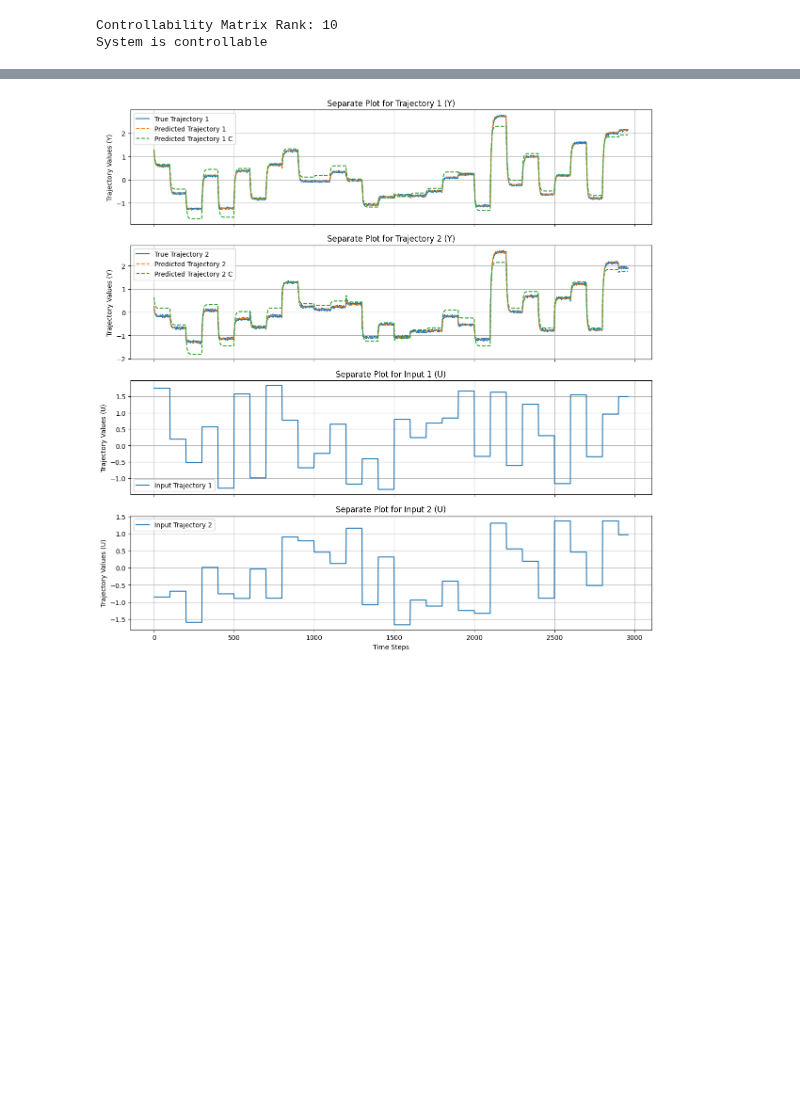
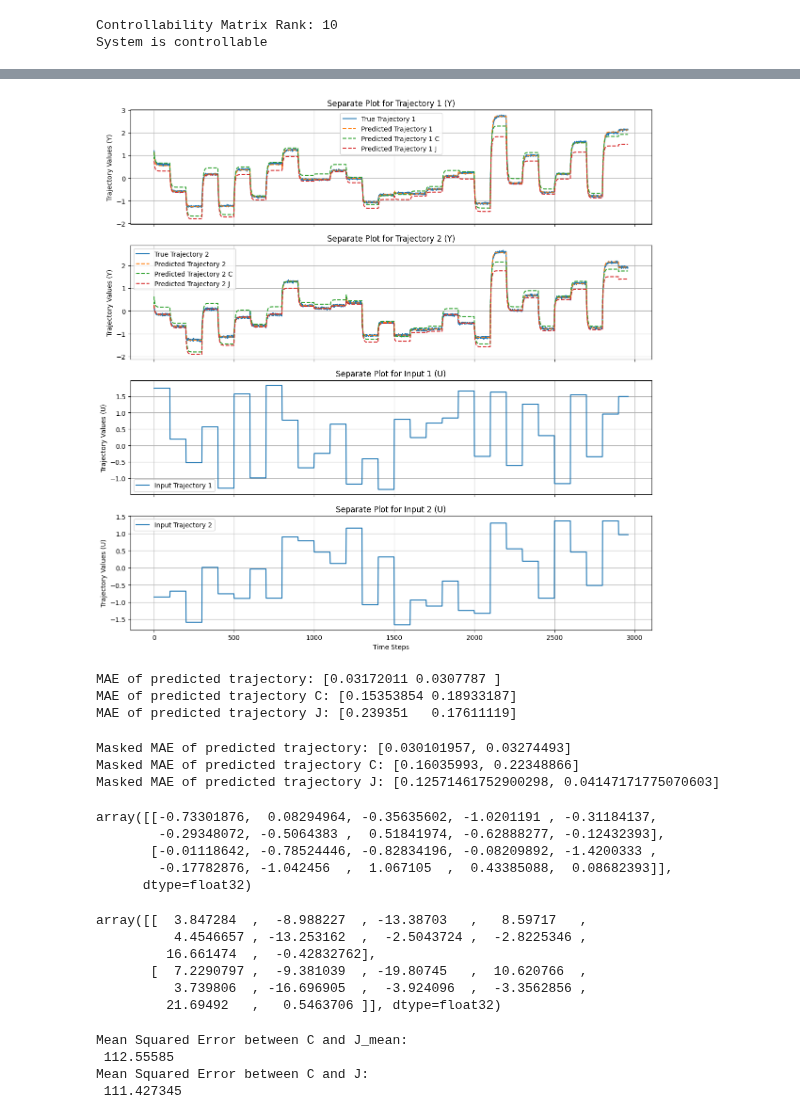
Before and after one commit to PatrikValabek/offset-free-koopman-mpc, a Jupyter notebook: identification/example_training.ipynb, the cells around one changed output, grey strips where cells are left out. Cells and saved outputs as stored; diff of their text form; code cells hidden in the pictures; blank space fills up the shorter version.

```diff
--- a/identification/example_training.ipynb
+++ b/identification/example_training.ipynb
@@ -391,0 +405,4 @@ pred_traj_C = np.dot(C, pred_x)
+# %%
+def get_y_from_x(problem, x: np.ndarray) -> np.ndarray:
+    y = problem.nodes[4]({"x": torch.from_numpy(x.T).float()})
+    return y["yhat"].detach().numpy().reshape(1, -1)
@@ -392,30 +445,101 @@ pred_traj_C = np.dot(C, pred_x)
+# %%
+x_lin = np.zeros((nz,1))
+J = helper.evaluate_jacobian(
+    problem.nodes[4],
+    torch.from_numpy(x_lin[:,0]).float(),
+)
+
+bias = get_y_from_x(problem, x_lin)
+pred_traj_J = np.dot(J, pred_x - x_lin) + bias.T
 # %%
 fig, axs = plt.subplots(ny + nu, 1, figsize=(12, 3 * (ny + nu)), sharex=True)
 
 # Separate plots for each vector in Y
 for i in range(ny):
     axs[i].plot(true_traj[i], label=f'True Trajectory {i + 1}', linestyle='-')
     axs[i].plot(pred_traj[i], label=f'Predicted Trajectory {i + 1}', linestyle='--')
     axs[i].plot(pred_traj_C[i], label=f'Predicted Trajectory {i + 1} C', linestyle='--')
+    axs[i].plot(pred_traj_J[i], label=f'Predicted Trajectory {i + 1} J', linestyle='--')
     axs[i].set_title(f'Separate Plot for Trajectory {i + 1} (Y)')
     axs[i].legend()
     axs[i].grid()
 
 # Separate plots for each vector in U
 for i in range(nu):
     axs[ny + i].plot(input_traj[i], label=f'Input Trajectory {i + 1}', linestyle='-')
     axs[ny + i].set_title(f'Separate Plot for Input {i + 1} (U)')
     axs[ny + i].legend()
     axs[ny + i].grid()
 
 # Add labels
 axs[-1].set_xlabel('Time Steps')
 for i in range(ny):
     axs[i].set_ylabel('Trajectory Values (Y)')
 for i in range(nu):
     axs[ny + i].set_ylabel('Trajectory Values (U)')
 
 plt.tight_layout()
 plt.show()
 # %% [output]
-[figure, old version]
+[figure, new version]
+# %%
+# calculate MAE of predicted trajectories
+mae_pred = np.mean(np.abs(true_traj - pred_traj), axis=1)
+mae_pred_C = np.mean(np.abs(true_traj - pred_traj_C), axis=1)
+mae_pred_J = np.mean(np.abs(true_traj - pred_traj_J), axis=1)
+print(f'MAE of predicted trajectory: {mae_pred}')
+print(f'MAE of predicted trajectory C: {mae_pred_C}')
+print(f'MAE of predicted trajectory J: {mae_pred_J}')
+# %% [output]
+MAE of predicted trajectory: [0.03172011 0.0307787 ]
+MAE of predicted trajectory C: [0.15353854 0.18933187]
+MAE of predicted trajectory J: [0.239351   0.17611119]
+# %%
+# Define lower and upper bounds for true_traj values
+lower_bound = -0.50
+upper_bound = 0.50
+
+# Create mask for values within the specified range
+mask = (true_traj >= lower_bound) & (true_traj <= upper_bound)
+
+# Compute MAE only for masked values
+mae_pred_masked = [np.mean(np.abs(true_traj[i][mask[i]] - pred_traj[i][mask[i]])) for i in range(true_traj.shape[0])]
+mae_pred_C_masked = [np.mean(np.abs(true_traj[i][mask[i]] - pred_traj_C[i][mask[i]])) for i in range(true_traj.shape[0])]
+mae_pred_J_masked = [np.mean(np.abs(true_traj[i][mask[i]] - pred_traj_J[i][mask[i]])) for i in range(true_traj.shape[0])]
+
+print(f'Masked MAE of predicted trajectory: {mae_pred_masked}')
+print(f'Masked MAE of predicted trajectory C: {mae_pred_C_masked}')
+print(f'Masked MAE of predicted trajectory J: {mae_pred_J_masked}')
+# %% [output]
+Masked MAE of predicted trajectory: [0.030101957, 0.03274493]
+Masked MAE of predicted trajectory C: [0.16035993, 0.22348866]
+Masked MAE of predicted trajectory J: [0.12571461752900298, 0.04147171775070603]
+# %%
+J_mean
+# %% [output]
+array([[-0.73301876,  0.08294964, -0.35635602, -1.0201191 , -0.31184137,
+        -0.29348072, -0.5064383 ,  0.51841974, -0.62888277, -0.12432393],
+       [-0.01118642, -0.78524446, -0.82834196, -0.08209892, -1.4200333 ,
+        -0.17782876, -1.042456  ,  1.067105  ,  0.43385088,  0.08682393]],
+      dtype=float32)
+# %%
+C
+# %% [output]
+array([[  3.847284  ,  -8.988227  , -13.38703   ,   8.59717   ,
+          4.4546657 , -13.253162  ,  -2.5043724 ,  -2.8225346 ,
+         16.661474  ,  -0.42832762],
+       [  7.2290797 ,  -9.381039  , -19.80745   ,  10.620766  ,
+          3.739806  , -16.696905  ,  -3.924096  ,  -3.3562856 ,
+         21.69492   ,   0.5463706 ]], dtype=float32)
+# %%
+# mse C-J
+mse_C_J = np.mean((C - J_mean) ** 2)
+print("Mean Squared Error between C and J_mean:\n", mse_C_J)
+# mse C-J
+mse_C_J = np.mean((C - J) ** 2)
+print("Mean Squared Error between C and J:\n", mse_C_J)
+# %% [output]
+Mean Squared Error between C and J_mean:
+ 112.55585
+Mean Squared Error between C and J:
+ 111.427345
```
Also changed, not shown: parts of 6 cells of this notebook, 14 other files.
